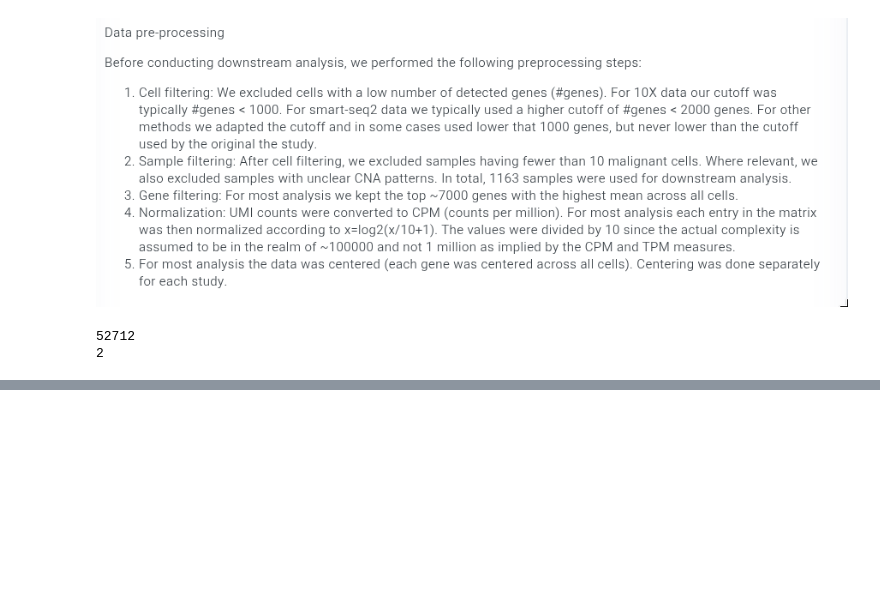
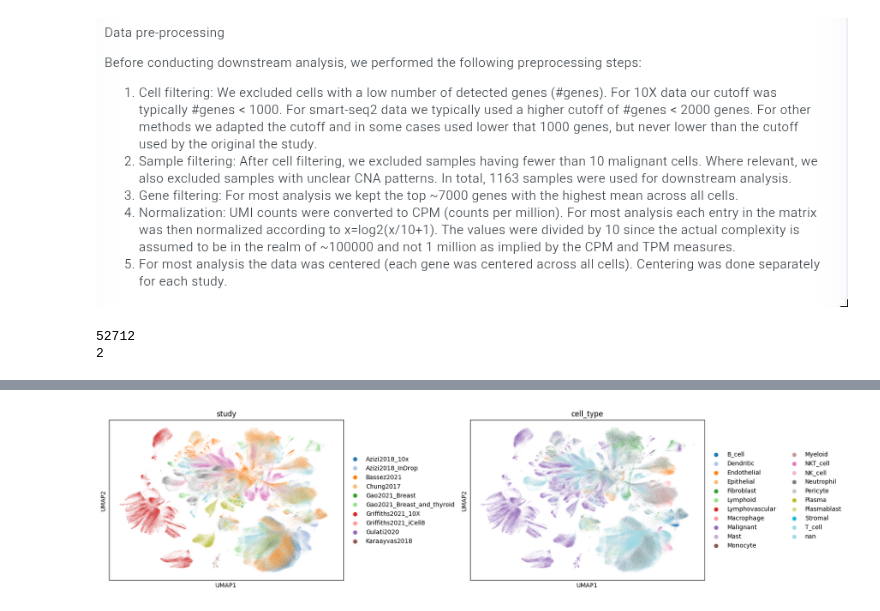
Before and after one commit to prasheus/scMoE, a Jupyter notebook: interpret/breast interp.ipynb, the cells around one changed output, grey strips where cells are left out. Cells and saved outputs as stored; diff of their text form; code cells hidden in the pictures; blank space fills up the shorter version.

Commit message:
batch effect plot

```diff
--- a/interpret/breast interp.ipynb
+++ b/interpret/breast interp.ipynb
@@ -251,3 +249,9 @@ print((adata_all.obs['n_genes_by_counts'] > 6000).sum()) #cells having genes les
 # %% [output]
 52712
 2
+# %%
+# filtering genes
+min_genes = 200
+max_genes = 6000
+keep = (adata_all.obs['n_genes_by_counts'] >= min_genes) & (adata_all.obs['n_genes_by_counts'] <= max_genes)
+adata_qc = adata_all[keep, :].copy()
@@ -253,0 +266,7 @@ print((adata_all.obs['n_genes_by_counts'] > 6000).sum()) #cells having genes les
+# %%
+# checkpoint
+for col in adata_qc.obs.columns:
+    if adata_qc.obs[col].dtype == 'object':
+        adata_qc.obs[col] = adata_qc.obs[col].astype(str)
+
+adata_qc.write_h5ad('breast_cancer_3CA_clean.h5ad')
@@ -253,0 +278,2 @@ print((adata_all.obs['n_genes_by_counts'] > 6000).sum()) #cells having genes les
+# %%
+adata_umap = adata_qc[:, adata_qc.var.highly_variable].copy() #copy for batch test
@@ -253,0 +290,4 @@ print((adata_all.obs['n_genes_by_counts'] > 6000).sum()) #cells having genes les
+# %%
+sc.pl.umap(adata_umap, color=['study', 'cell_type'], palette='tab20', wspace=0.4)
+# %% [output]
+[figure, added]
```
Also changed, not shown: parts of 5 cells of this notebook.
